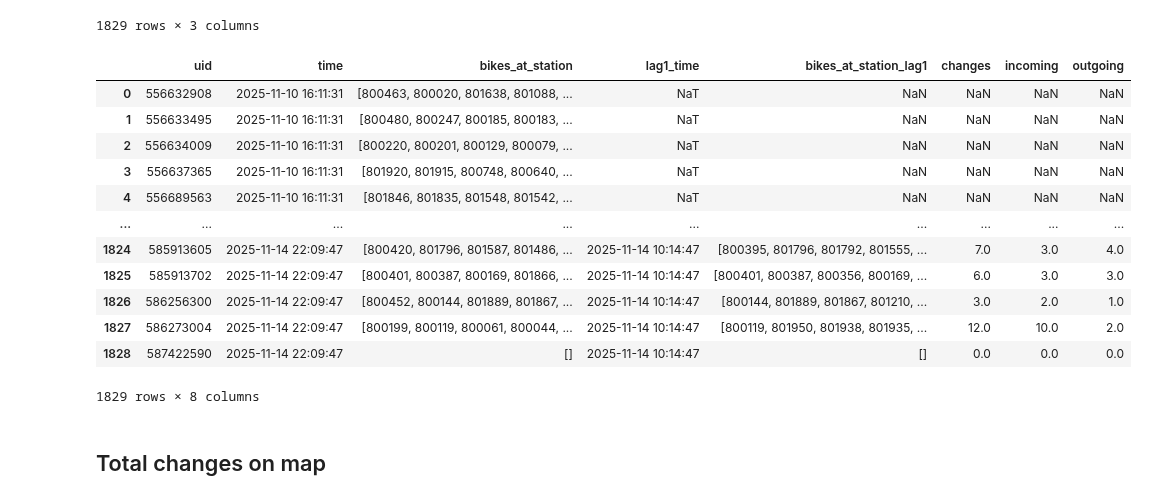
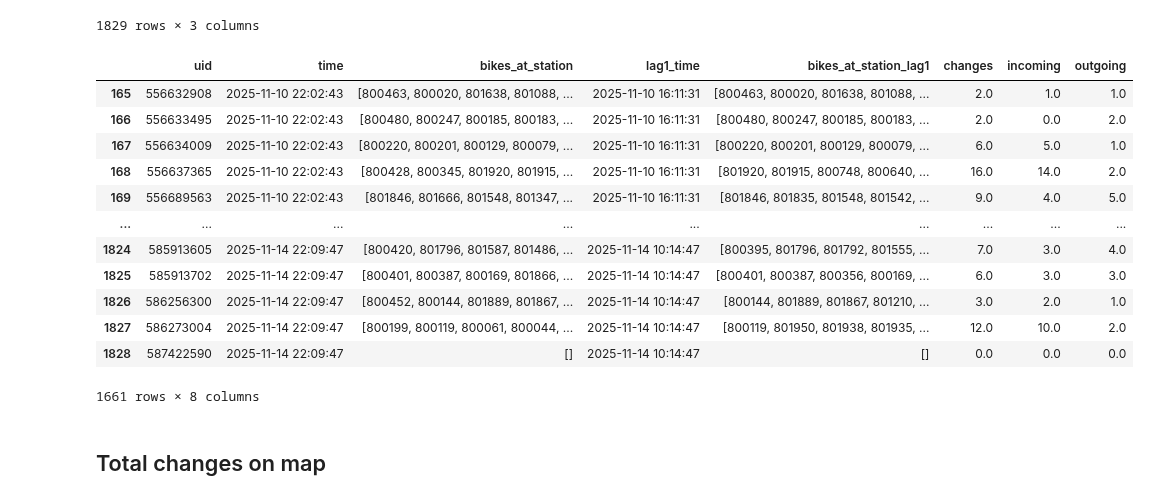
Before and after one commit to Mkranj/BajsBoard, a Jupyter notebook: notebooks/analyse_stations.ipynb, the cells around one changed output. Cells and saved outputs as stored; diff of their text form; code cells hidden in the pictures.

```diff
--- a/notebooks/analyse_stations.ipynb
+++ b/notebooks/analyse_stations.ipynb
@@ -293,20 +293,25 @@ bike_data
 1829 rows × 3 columns
 # %%
 bike_data = create_changes_columns(bike_data)
+
+    # Drop the rows that have undefined changes - those belong to very first
+    # datapoints, with no points before them so changes can't be calculated
+    # Removing those will keep them from distorting e.g. means (they still count as n for dividing sums)
+bike_data = bike_data.query("changes.notna()")
 bike_data
 # %% [output]
 |  | uid | time | bikes_at_station | lag1_time | bikes_at_station_lag1 | changes | incoming | outgoing |
-| 0 | 556632908 | 2025-11-10 16:11:31 | [800463, 800020, 801638, 801088, ... | NaT | NaN | NaN | NaN | NaN |
-| 1 | 556633495 | 2025-11-10 16:11:31 | [800480, 800247, 800185, 800183, ... | NaT | NaN | NaN | NaN | NaN |
-| 2 | 556634009 | 2025-11-10 16:11:31 | [800220, 800201, 800129, 800079, ... | NaT | NaN | NaN | NaN | NaN |
-| 3 | 556637365 | 2025-11-10 16:11:31 | [801920, 801915, 800748, 800640, ... | NaT | NaN | NaN | NaN | NaN |
-| 4 | 556689563 | 2025-11-10 16:11:31 | [801846, 801835, 801548, 801542, ... | NaT | NaN | NaN | NaN | NaN |
+| 165 | 556632908 | 2025-11-10 22:02:43 | [800463, 800020, 801638, 801088, ... | 2025-11-10 16:11:31 | [800463, 800020, 801638, 801088, ... | 2.0 | 1.0 | 1.0 |
+| 166 | 556633495 | 2025-11-10 22:02:43 | [800480, 800247, 800185, 800183, ... | 2025-11-10 16:11:31 | [800480, 800247, 800185, 800183, ... | 2.0 | 0.0 | 2.0 |
+| 167 | 556634009 | 2025-11-10 22:02:43 | [800220, 800201, 800129, 800079, ... | 2025-11-10 16:11:31 | [800220, 800201, 800129, 800079, ... | 6.0 | 5.0 | 1.0 |
+| 168 | 556637365 | 2025-11-10 22:02:43 | [800428, 800345, 801920, 801915, ... | 2025-11-10 16:11:31 | [801920, 801915, 800748, 800640, ... | 16.0 | 14.0 | 2.0 |
+| 169 | 556689563 | 2025-11-10 22:02:43 | [801846, 801666, 801548, 801347, ... | 2025-11-10 16:11:31 | [801846, 801835, 801548, 801542, ... | 9.0 | 4.0 | 5.0 |
 | ... | ... | ... | ... | ... | ... | ... | ... | ... |
 | 1824 | 585913605 | 2025-11-14 22:09:47 | [800420, 801796, 801587, 801486, ... | 2025-11-14 10:14:47 | [800395, 801796, 801792, 801555, ... | 7.0 | 3.0 | 4.0 |
 | 1825 | 585913702 | 2025-11-14 22:09:47 | [800401, 800387, 800169, 801866, ... | 2025-11-14 10:14:47 | [800401, 800387, 800356, 800169, ... | 6.0 | 3.0 | 3.0 |
 | 1826 | 586256300 | 2025-11-14 22:09:47 | [800452, 800144, 801889, 801867, ... | 2025-11-14 10:14:47 | [800144, 801889, 801867, 801210, ... | 3.0 | 2.0 | 1.0 |
 | 1827 | 586273004 | 2025-11-14 22:09:47 | [800199, 800119, 800061, 800044, ... | 2025-11-14 10:14:47 | [800119, 801950, 801938, 801935, ... | 12.0 | 10.0 | 2.0 |
 | 1828 | 587422590 | 2025-11-14 22:09:47 | [] | 2025-11-14 10:14:47 | [] | 0.0 | 0.0 | 0.0 |
-1829 rows × 8 columns
+1661 rows × 8 columns
 # %% [markdown]
 ## Total changes on map
```
Also changed, not shown: parts of 6 cells of this notebook, 2 other files.
